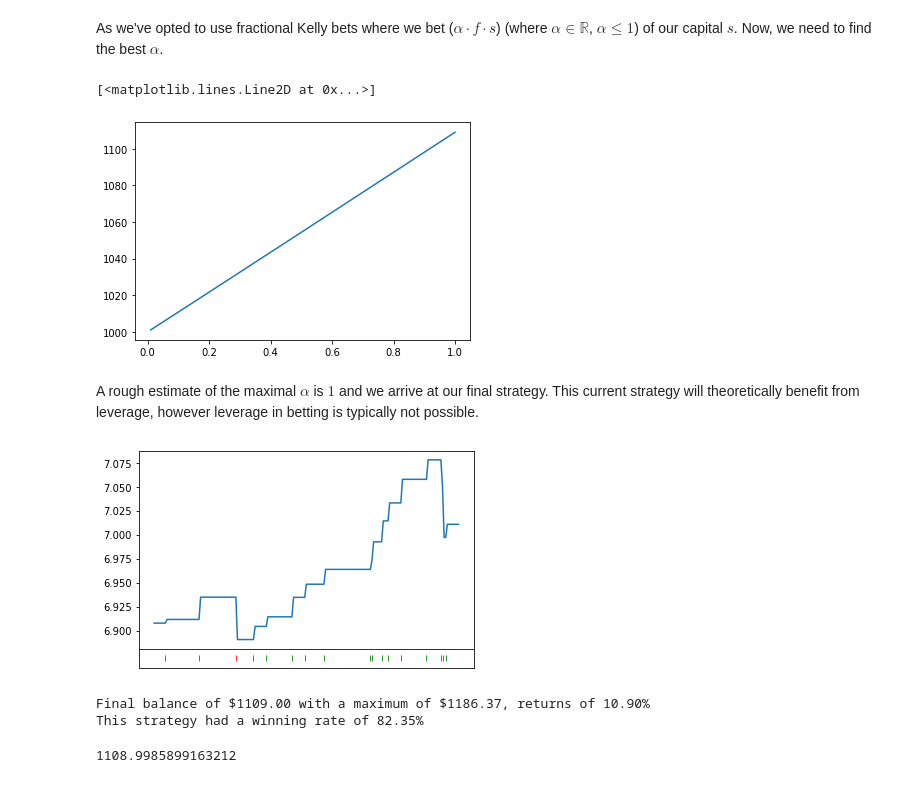
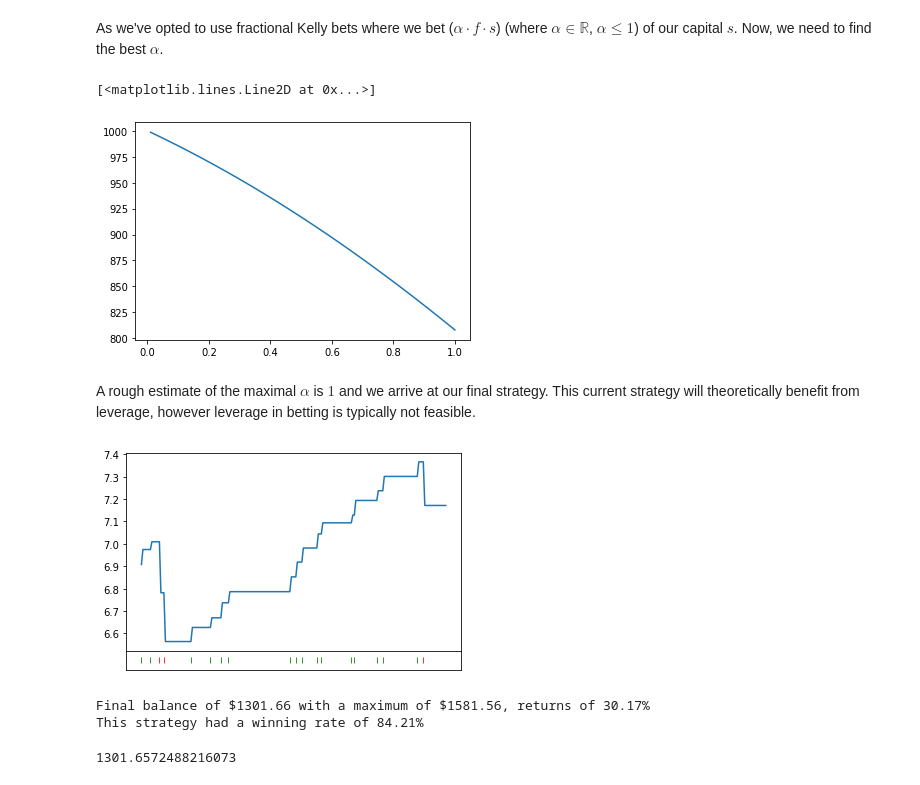
Before and after one commit to nerrma/betting-backtest, a Jupyter notebook: kelly_backtest.ipynb, the cells around one changed output. Cells and saved outputs as stored; diff of their text form; code cells hidden in the pictures.

Commit message:
Add metric search and different data sets

```diff
--- a/kelly_backtest.ipynb
+++ b/kelly_backtest.ipynb
@@ -14,5 +16,5 @@ warnings.filterwarnings("ignore", category=RuntimeWarning)
 # %%
-df = pd.read_csv('epl_odds.csv')
+df = pd.read_csv(f'{league}_odds_2021.csv')
 # %% [markdown]
 The columns we need are:
 - FTR - Full time result (either **H**ome or **A**way)
@@ -25,7 +27,7 @@ df = df.filter(o_cols)
 # %% [markdown]
 To better understand the data, and to possibly find a method of picking the winning team. We can plot a histogram of the odds of the winning teams of the past two seasons.
 # %%
-df_train = pd.concat(map(pd.read_csv, ['epl_odds_2019.csv', 'epl_odds_2020.csv']), ignore_index=True)
+df_train = pd.concat(map(pd.read_csv, [f'{league}_odds_2019.csv', f'{league}_odds_2020.csv']), ignore_index=True)
 df_train = df_train.filter(o_cols)
 # %%
 ideal_odds = np.zeros(len(df_train))
@@ -121,7 +123,7 @@ Instead, I opted to estimate $p$ by using the winning odds in previous years, as
 
 Also, if an odd is greater than the value of the first quartile of the winning odds, we choose not to take this bet as we deem it carries too much risk.
 # %%
-def run_kelly(X, k_factor, can_plot):
+def run_kelly(X, k_factor, can_plot, metric=None):
     starting_bal = 1000
     bal = starting_bal
     bet = 0
@@ -140,10 +142,19 @@ def run_kelly(X, k_factor, can_plot):
         idx = np.argmin(all_odds) + 1
         odds = row[idx]
 
-        if odds > np.quantile(ideal_odds, 0.15):
+        if metric is None:
+            moment = scipy.stats.moment(ideal_odds, moment=4)
+            metric = np.quantile(ideal_odds, moment*np.min(ideal_odds)/np.sum(ideal_odds))
+
+        #if odds > np.quantile(ideal_odds, 0.15):
+        if odds > metric:
             continue
 
         p = dist.pdf(odds)
+
+        if pd.isna(p):
+            continue
+
         bet = (p + (p-1)/odds)*k_factor
 
         if bet < 0:
@@ -193,13 +204,13 @@ for i in range(len(factors)):
 plt.plot(factors, bals)
 # %% [output]
 [<matplotlib.lines.Line2D at 0x...>]
-[figure, old version]
+[figure, new version]
 # %% [markdown]
-A rough estimate of the maximal $\alpha$ is $1$ and we arrive at our final strategy. This current strategy will theoretically benefit from leverage, however leverage in betting is typically not possible.
+A rough estimate of the maximal $\alpha$ is $1$ and we arrive at our final strategy. This current strategy will theoretically benefit from leverage, however leverage in betting is typically not feasible.
 # %%
-run_kelly(df, 1, True)
+run_kelly(df, 0.8, True, metric=np.quantile(ideal_odds, 0.1))
 # %% [output]
-[figure, old version]
+[figure, new version]
-Final balance of $1109.00 with a maximum of $1186.37, returns of 10.90%
-This strategy had a winning rate of 82.35%
+Final balance of $1301.66 with a maximum of $1581.56, returns of 30.17%
+This strategy had a winning rate of 84.21%
-1108.9985899163212
+1301.6572488216073
```
Also changed, not shown: parts of 5 cells of this notebook, 8 other files.
